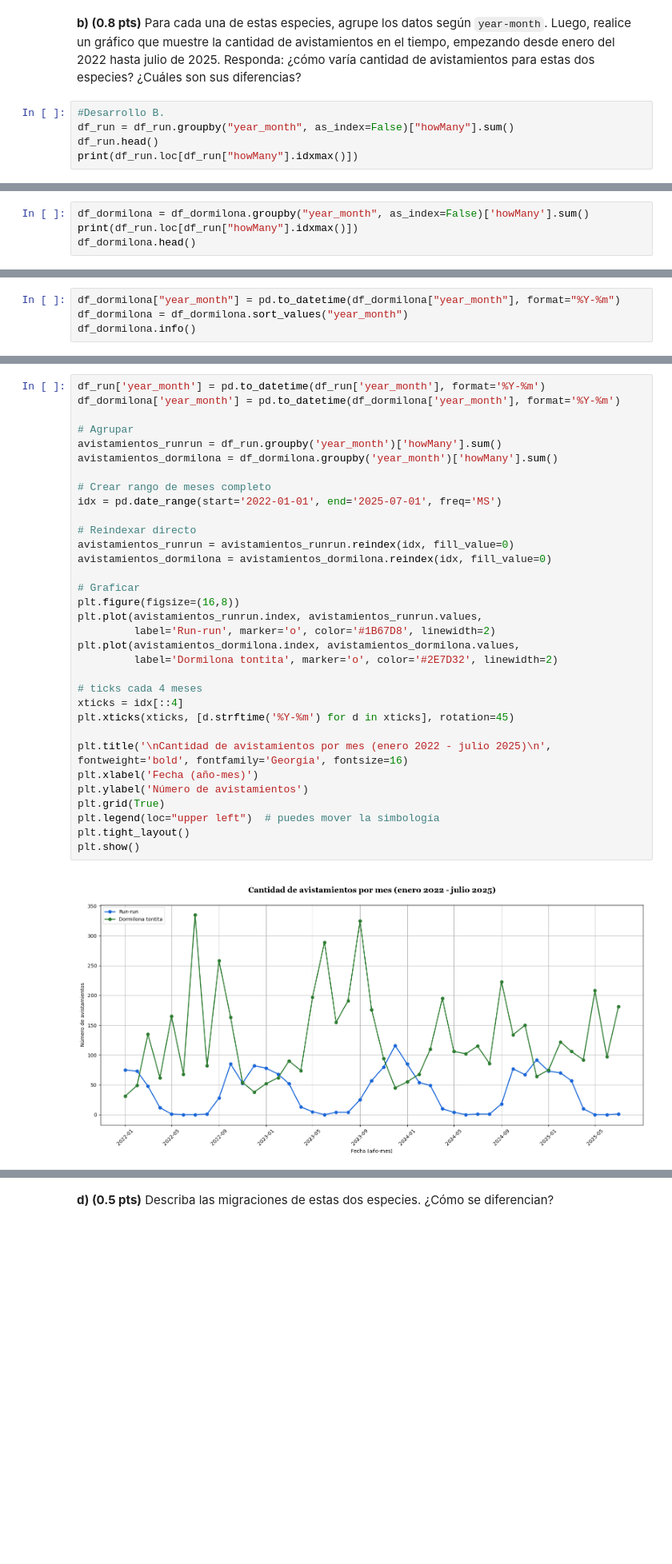
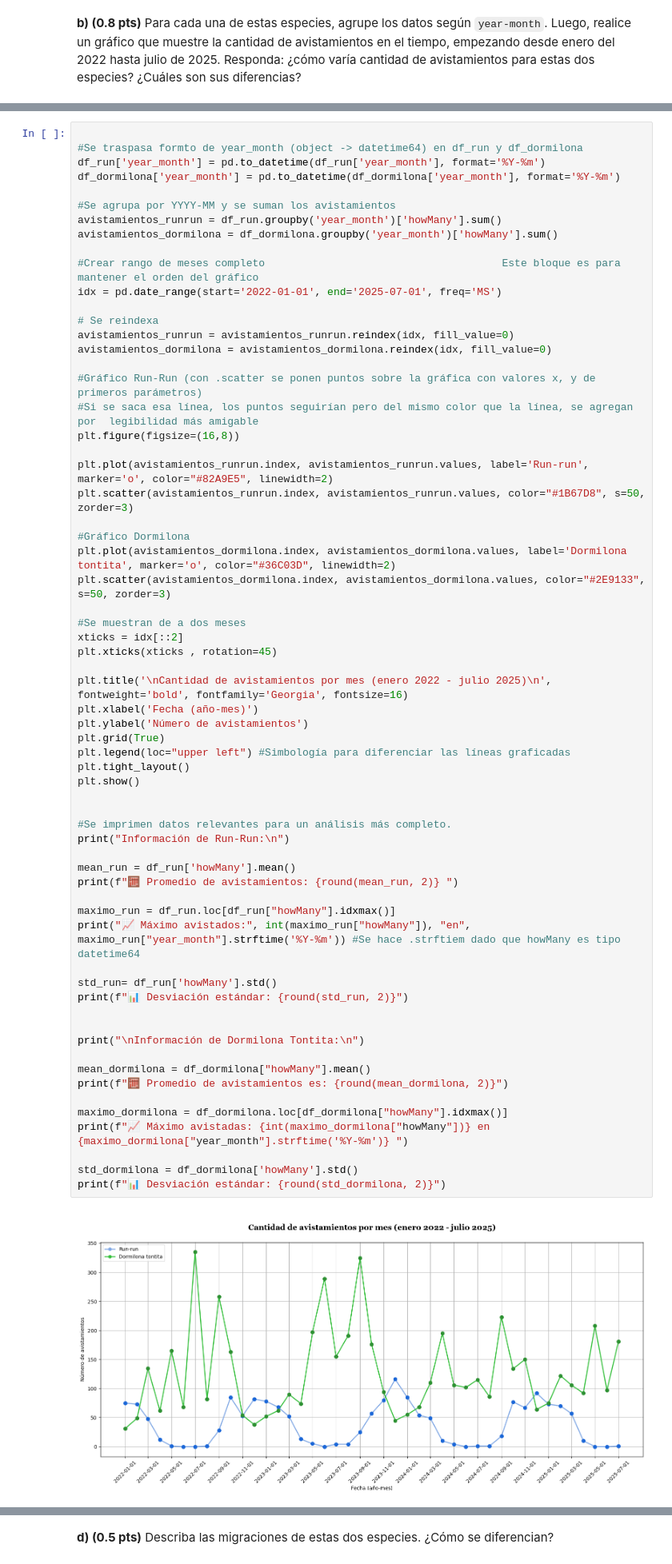
Before and after one commit to BenjaCidR/IMT2200-BENJAMIN-CID, a Jupyter notebook: Tareas/tarea 02/IMT2200-25s2 - Tarea 02.ipynb, the cells around one changed output, grey strips where cells are left out. Shown: that part at 80% size. Cells and saved outputs as stored; diff of their text form; blank space fills up the shorter version.

Commit message:
Se deja la base del ultimo gráfico

```diff
--- a/Tareas/tarea 02/IMT2200-25s2 - Tarea 02.ipynb
+++ b/Tareas/tarea 02/IMT2200-25s2 - Tarea 02.ipynb
@@ -465,7 +491,2 @@ DataFrames creados con éxito ✅
 # %% [markdown]
 **b) (0.8 pts)** Para cada una de estas especies, agrupe los datos según `year-month`. Luego, realice un gráfico que muestre la cantidad de avistamientos en el tiempo, empezando desde enero del 2022 hasta julio de 2025. Responda: ¿cómo varía cantidad de avistamientos para estas dos especies? ¿Cuáles son sus diferencias?
-# %%
-#Desarrollo B.
-df_run = df_run.groupby("year_month", as_index=False)["howMany"].sum()
-df_run.head()
-print(df_run.loc[df_run["howMany"].idxmax()])
@@ -515,4 +492,0 @@ Información de Run-Run:
-# %%
-df_dormilona = df_dormilona.groupby("year_month", as_index=False)['howMany'].sum()
-print(df_run.loc[df_run["howMany"].idxmax()])
-df_dormilona.head()
@@ -530,4 +492,0 @@ Name: 20, dtype: object
-# %%
-df_dormilona["year_month"] = pd.to_datetime(df_dormilona["year_month"], format="%Y-%m")
-df_dormilona = df_dormilona.sort_values("year_month")
-df_dormilona.info()
@@ -583,35 +493,66 @@ Información de Dormilona Tontita:
 # %%
+
+#Se traspasa formto de year_month (object -> datetime64) en df_run y df_dormilona
 df_run['year_month'] = pd.to_datetime(df_run['year_month'], format='%Y-%m')
 df_dormilona['year_month'] = pd.to_datetime(df_dormilona['year_month'], format='%Y-%m')
 
-# Agrupar
+#Se agrupa por YYYY-MM y se suman los avistamientos
 avistamientos_runrun = df_run.groupby('year_month')['howMany'].sum()
 avistamientos_dormilona = df_dormilona.groupby('year_month')['howMany'].sum()
 
-# Crear rango de meses completo
+#Crear rango de meses completo                                      Este bloque es para mantener el orden del gráfico
 idx = pd.date_range(start='2022-01-01', end='2025-07-01', freq='MS')
 
-# Reindexar directo
+# Se reindexa
 avistamientos_runrun = avistamientos_runrun.reindex(idx, fill_value=0)
 avistamientos_dormilona = avistamientos_dormilona.reindex(idx, fill_value=0)
 
-# Graficar
+#Gráfico Run-Run (con .scatter se ponen puntos sobre la gráfica con valores x, y de primeros parámetros)
+#Si se saca esa línea, los puntos seguirían pero del mismo color que la línea, se agregan por  legibilidad más amigable
 plt.figure(figsize=(16,8))
-plt.plot(avistamientos_runrun.index, avistamientos_runrun.values,
-         label='Run-run', marker='o', color='#1B67D8', linewidth=2)
-plt.plot(avistamientos_dormilona.index, avistamientos_dormilona.values,
-         label='Dormilona tontita', marker='o', color='#2E7D32', linewidth=2)
 
-# ticks cada 4 meses
-xticks = idx[::4]
-plt.xticks(xticks, [d.strftime('%Y-%m') for d in xticks], rotation=45)
+plt.plot(avistamientos_runrun.index, avistamientos_runrun.values, label='Run-run', marker='o', color="#82A9E5", linewidth=2)
+plt.scatter(avistamientos_runrun.index, avistamientos_runrun.values, color="#1B67D8", s=50, zorder=3)
+
+#Gráfico Dormilona
+plt.plot(avistamientos_dormilona.index, avistamientos_dormilona.values, label='Dormilona tontita', marker='o', color="#36C03D", linewidth=2)
+plt.scatter(avistamientos_dormilona.index, avistamientos_dormilona.values, color="#2E9133", s=50, zorder=3)
+
+#Se muestran de a dos meses
+xticks = idx[::2]
+plt.xticks(xticks , rotation=45)
 
 plt.title('\nCantidad de avistamientos por mes (enero 2022 - julio 2025)\n', fontweight='bold', fontfamily='Georgia', fontsize=16)
 plt.xlabel('Fecha (año-mes)')
 plt.ylabel('Número de avistamientos')
 plt.grid(True)
-plt.legend(loc="upper left")  # puedes mover la simbología
+plt.legend(loc="upper left") #Simbología para diferenciar las líneas graficadas
 plt.tight_layout()
 plt.show()
+
+
+#Se imprimen datos relevantes para un análisis más completo.
+print("Información de Run-Run:\n")
+
+mean_run = df_run['howMany'].mean()
+print(f"🧮 Promedio de avistamientos: {round(mean_run, 2)} ")
+
+maximo_run = df_run.loc[df_run["howMany"].idxmax()]
+print("📈 Máximo avistados:", int(maximo_run["howMany"]), "en", maximo_run["year_month"].strftime('%Y-%m')) #Se hace .strftiem dado que howMany es tipo datetime64
+
+std_run= df_run['howMany'].std()
+print(f"📊 Desviación estándar: {round(std_run, 2)}")
+
+
+print("\nInformación de Dormilona Tontita:\n")
+
+mean_dormilona = df_dormilona["howMany"].mean()
+print(f"🧮 Promedio de avistamientos es: {round(mean_dormilona, 2)}")
+
+maximo_dormilona = df_dormilona.loc[df_dormilona["howMany"].idxmax()]
+print(f"📈 Máximo avistadas: {int(maximo_dormilona["howMany"])} en {maximo_dormilona["year_month"].strftime('%Y-%m')} ")
+
+std_dormilona = df_dormilona['howMany'].std()
+print(f"📊 Desviación estándar: {round(std_dormilona, 2)}")
 # %% [output]
-[figure, old version]
+[figure, new version]
```
Also changed, not shown: parts of 10 cells of this notebook, 1 other file.
